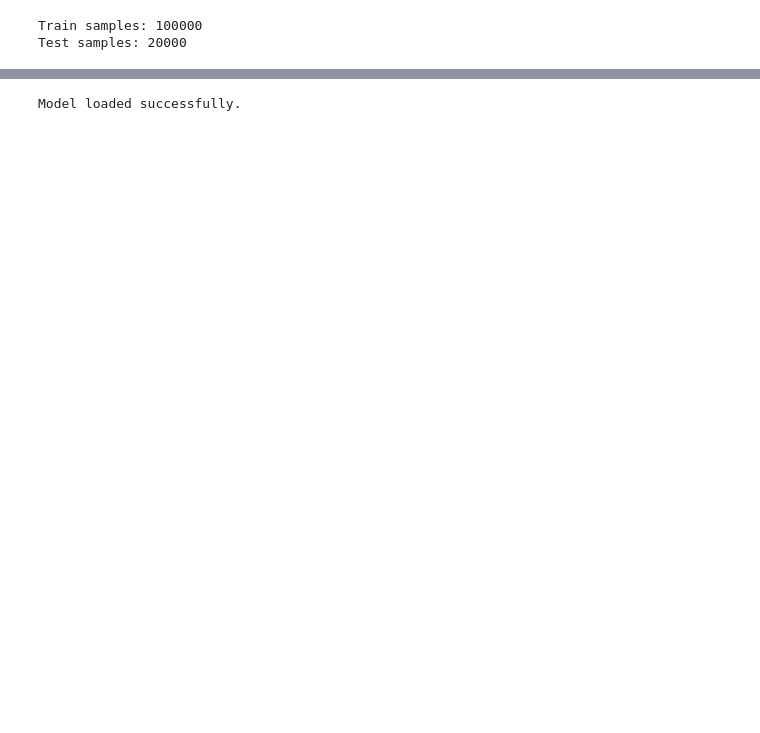
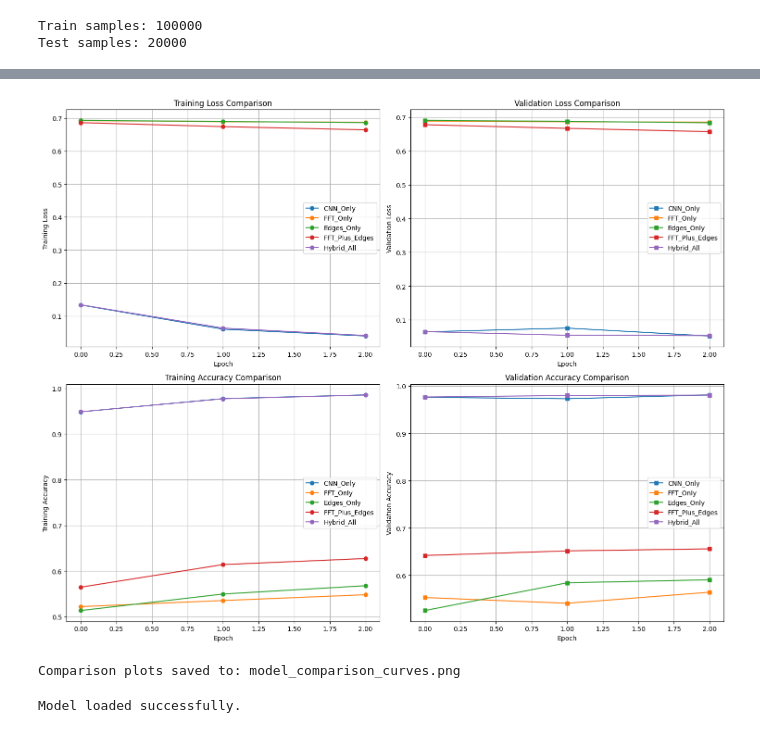
Before and after one commit to Alaeddin2002/6600-Detecting-AI-Images, a Jupyter notebook: detection_final_project_edges.ipynb, the cells around one changed output, grey strips where cells are left out. Cells and saved outputs as stored; diff of their text form; code cells hidden in the pictures; blank space fills up the shorter version.

```diff
--- a/detection_final_project_edges.ipynb
+++ b/detection_final_project_edges.ipynb
@@ -305,3 +665,67 @@ Model saved to: hybrid_cnn_fft_edges_cifake.pth
+# %%
+# =========================================================
+# Visualize Training Curves for All Models
+# =========================================================
+import matplotlib.pyplot as plt
+
+# Load results if not already in memory
+if 'all_models' not in locals() or len(all_models) == 0:
+    print("Note: Run the training cell first to generate plots")
+else:
+    fig, axes = plt.subplots(2, 2, figsize=(15, 12))
+
+    # Plot 1: Training Loss
+    ax1 = axes[0, 0]
+    for model_name, model_data in all_models.items():
+        history = model_data["history"]
+        ax1.plot(history["train_loss"], label=f"{model_name}", marker='o')
+    ax1.set_xlabel('Epoch')
+    ax1.set_ylabel('Training Loss')
+    ax1.set_title('Training Loss Comparison')
+    ax1.legend()
+    ax1.grid(True)
+
+    # Plot 2: Validation Loss
+    ax2 = axes[0, 1]
+    for model_name, model_data in all_models.items():
+        history = model_data["history"]
+        ax2.plot(history["val_loss"], label=f"{model_name}", marker='s')
+    ax2.set_xlabel('Epoch')
+    ax2.set_ylabel('Validation Loss')
+    ax2.set_title('Validation Loss Comparison')
+    ax2.legend()
+    ax2.grid(True)
+
+    # Plot 3: Training Accuracy
+    ax3 = axes[1, 0]
+    for model_name, model_data in all_models.items():
+        history = model_data["history"]
+        ax3.plot(history["train_acc"], label=f"{model_name}", marker='o')
+    ax3.set_xlabel('Epoch')
+    ax3.set_ylabel('Training Accuracy')
+    ax3.set_title('Training Accuracy Comparison')
+    ax3.legend()
+    ax3.grid(True)
+
+    # Plot 4: Validation Accuracy
+    ax4 = axes[1, 1]
+    for model_name, model_data in all_models.items():
+        history = model_data["history"]
+        ax4.plot(history["val_acc"], label=f"{model_name}", marker='s')
+    ax4.set_xlabel('Epoch')
+    ax4.set_ylabel('Validation Accuracy')
+    ax4.set_title('Validation Accuracy Comparison')
+    ax4.legend()
+    ax4.grid(True)
+
+    plt.tight_layout()
+    plt.savefig('model_comparison_curves.png', dpi=300, bbox_inches='tight')
+    plt.show()
+
+    print("Comparison plots saved to: model_comparison_curves.png")
+# %% [output]
+[figure, added]
+Comparison plots saved to: model_comparison_curves.png
 # %%
 loaded_model = HybridModel().to(device)
 loaded_model.load_state_dict(torch.load(save_path, map_location=device))
```
Also changed, not shown: parts of 8 cells of this notebook, 1 other file.
